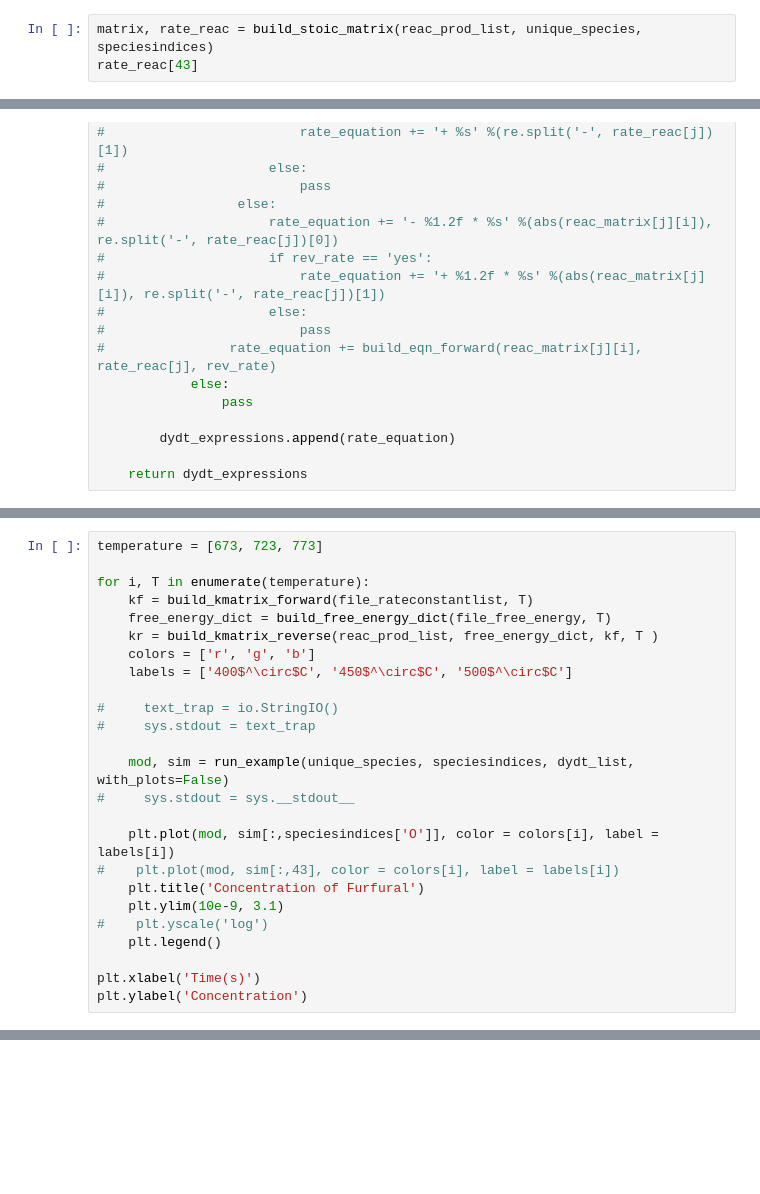
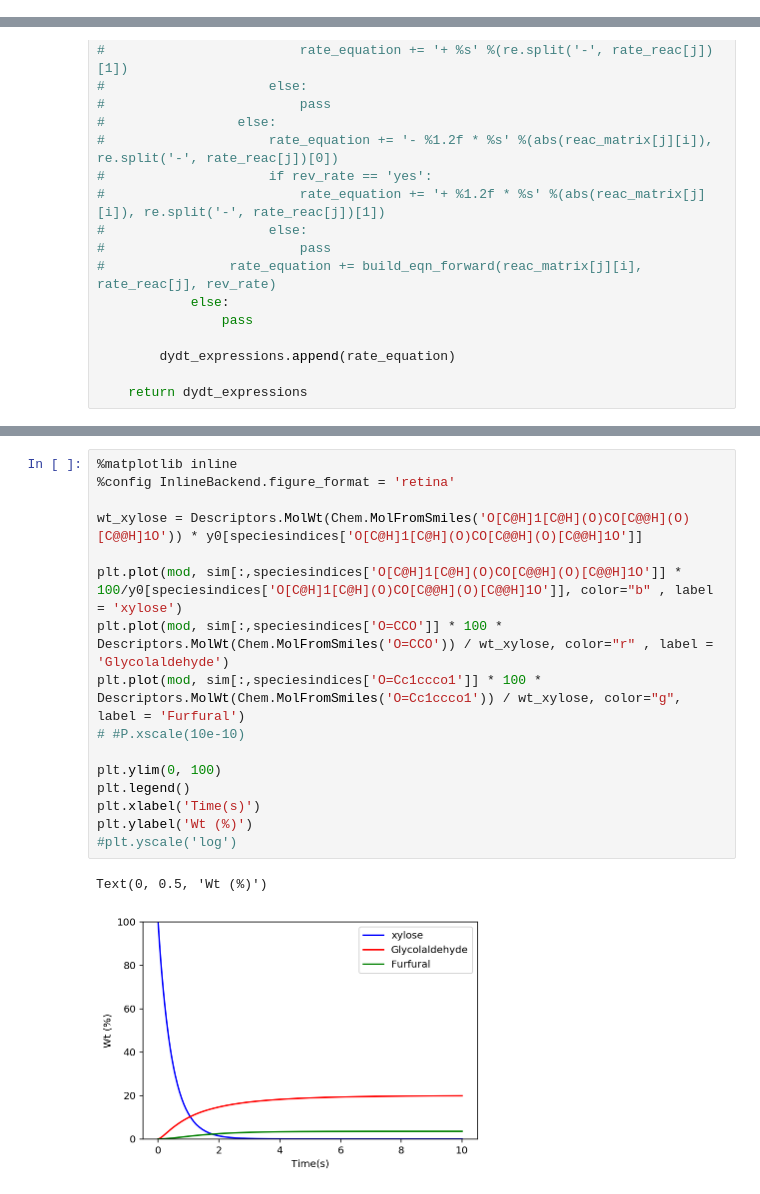
Before and after one commit to cmashraf/kinexns, a Jupyter notebook: examples/reaction_class_new.ipynb, the cells around one changed output, grey strips where cells are left out. Cells and saved outputs as stored; diff of their text form; blank space fills up the shorter version.

```diff
--- a/examples/reaction_class_new.ipynb
+++ b/examples/reaction_class_new.ipynb
@@ -463,3 +541,0 @@ def build_stoic_matrix(complete_list, species_list, species_indices):
-# %%
-matrix, rate_reac = build_stoic_matrix(reac_prod_list, unique_species, speciesindices)
-rate_reac[43]
@@ -758,25 +680,0 @@ plt.yscale('log')
-# %%
-temperature = [673, 723, 773]
-
-for i, T in enumerate(temperature):
-    kf = build_kmatrix_forward(file_rateconstantlist, T)
-    free_energy_dict = build_free_energy_dict(file_free_energy, T)
-    kr = build_kmatrix_reverse(reac_prod_list, free_energy_dict, kf, T )
-    colors = ['r', 'g', 'b']
-    labels = ['400$^\circ$C', '450$^\circ$C', '500$^\circ$C']
-
-#     text_trap = io.StringIO()
-#     sys.stdout = text_trap
-
-    mod, sim = run_example(unique_species, speciesindices, dydt_list, with_plots=False)
-#     sys.stdout = sys.__stdout__
-
-    plt.plot(mod, sim[:,speciesindices['O']], color = colors[i], label = labels[i])
-#    plt.plot(mod, sim[:,43], color = colors[i], label = labels[i])
-    plt.title('Concentration of Furfural')
-    plt.ylim(10e-9, 3.1)
-#    plt.yscale('log')
-    plt.legend()
-
-plt.xlabel('Time(s)')
-plt.ylabel('Concentration')
@@ -839,0 +888,19 @@ if __name__=='__main__':
+# %%
+%matplotlib inline
+%config InlineBackend.figure_format = 'retina'
+
+wt_xylose = Descriptors.MolWt(Chem.MolFromSmiles('O[C@H]1[C@H](O)CO[C@@H](O)[C@@H]1O')) * y0[speciesindices['O[C@H]1[C@H](O)CO[C@@H](O)[C@@H]1O']]
+
+plt.plot(mod, sim[:,speciesindices['O[C@H]1[C@H](O)CO[C@@H](O)[C@@H]1O']] * 100/y0[speciesindices['O[C@H]1[C@H](O)CO[C@@H](O)[C@@H]1O']], color="b" , label = 'xylose')
+plt.plot(mod, sim[:,speciesindices['O=CCO']] * 100 * Descriptors.MolWt(Chem.MolFromSmiles('O=CCO')) / wt_xylose, color="r" , label = 'Glycolaldehyde')
+plt.plot(mod, sim[:,speciesindices['O=Cc1ccco1']] * 100 * Descriptors.MolWt(Chem.MolFromSmiles('O=Cc1ccco1')) / wt_xylose, color="g", label = 'Furfural')
+# #P.xscale(10e-10)
+
+plt.ylim(0, 100)
+plt.legend()
+plt.xlabel('Time(s)')
+plt.ylabel('Wt (%)')
+#plt.yscale('log')
+# %% [output]
+Text(0, 0.5, 'Wt (%)')
+[figure, added]
```
Also changed, not shown: parts of 64 cells of this notebook, 14 other files.
